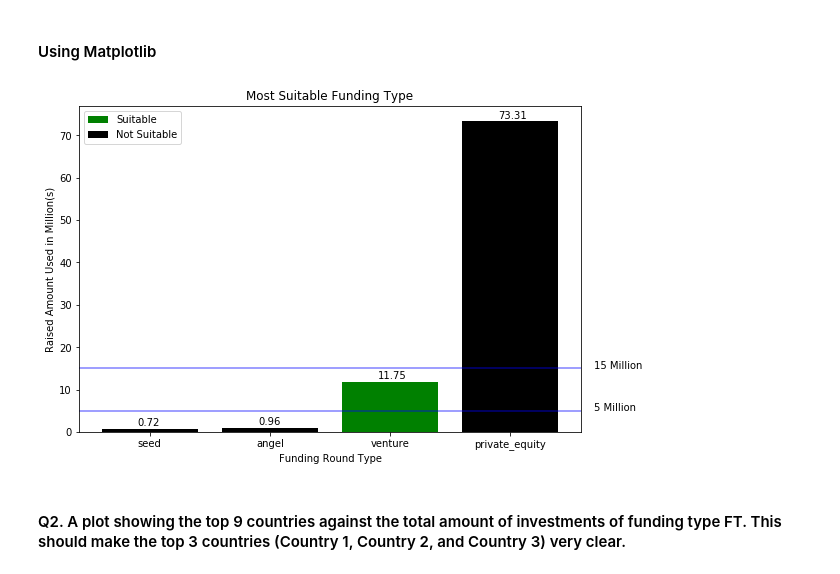
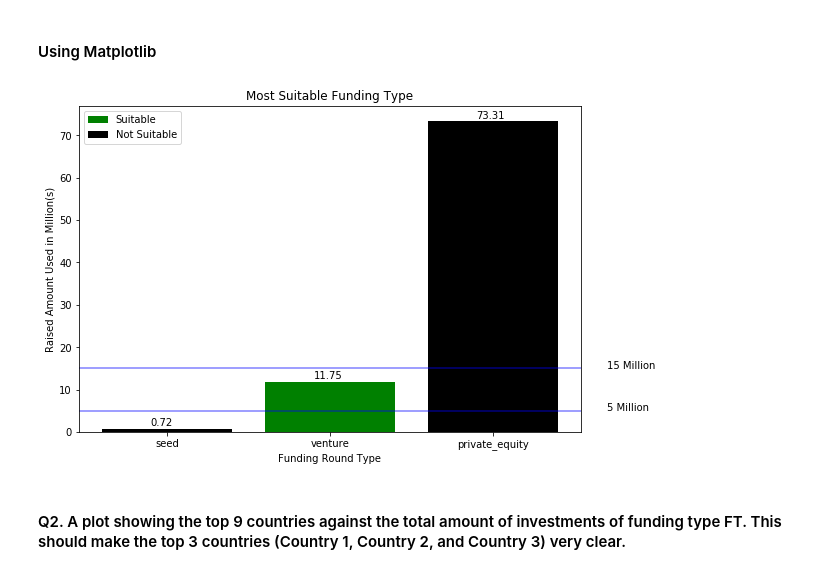
Before and after one commit to ab9bhatia/PythonScripts, a Jupyter notebook: scripts/Spark_Funds_Project.ipynb, the cells around one changed output. Cells and saved outputs as stored; diff of their text form; code cells hidden in the pictures.

```diff
--- a/scripts/Spark_Funds_Project.ipynb
+++ b/scripts/Spark_Funds_Project.ipynb
@@ -540,7 +494,7 @@ D3_com1_invt :  FreeCharge
 # %% [markdown]
 #### Using Matplotlib
 # %%
-selected_funding_round_type = ['venture','angel','seed','private_equity']
+selected_funding_round_type = ['venture','seed','private_equity']
 plot_frame = master_frame.loc[master_frame.funding_round_type.isin(selected_funding_round_type)]
 plot_frame = plot_frame.groupby('funding_round_type')['raised_amount_usd'].mean().sort_values(ascending=True).reset_index()
 cond = ((plot_frame.raised_amount_usd >= 5000000) & (plot_frame.raised_amount_usd <= 15000000))
@@ -561,33 +515,33 @@ plt.bar(x2,y2, color='k',label ='Not Suitable' )
 
 # Title
 plt.title('Most Suitable Funding Type')
 
 # Labels
 plt.xlabel('Funding Round Type')
 plt.ylabel('Raised Amount Used in Million(s)')
 
 # Ticks
 plt.xticks(x, plot_frame.funding_round_type)
 
 # Horizontal Line
 plt.axhline(y=5, color='b', linestyle='-',alpha = 0.5)
 plt.text(max(x)+.7, 5,'5 Million')
 plt.axhline(y=15, color='b', linestyle='-',alpha = 0.5)
 plt.text(max(x)+.7, 15,'15 Million')
 
 # Add Values to the bar
 for i in x:
     plt.text(x[i]-.1,y[i]+.75,round(y[i],2))
 
 # Legend
 plt.legend()
 
 # Save as image
 plt.savefig(outDir+'Funding_Type.png',bbox_inches="tight")
 
 # Show plot
 plt.show()
 # %% [output]
-[figure, old version]
+[figure, new version]
 # %% [markdown]
 #### Q2. A plot showing the top 9 countries against the total amount of investments of funding type FT. This should make the top 3 countries (Country 1, Country 2, and Country 3) very clear.
```
Also changed, not shown: parts of 14 cells of this notebook, 5 other files.
